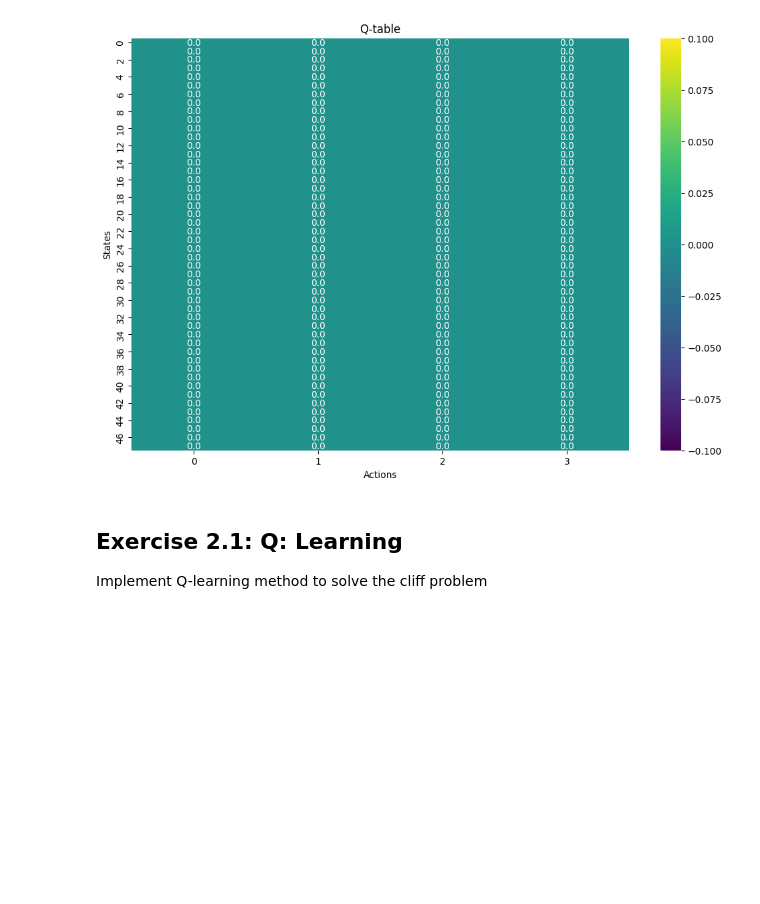
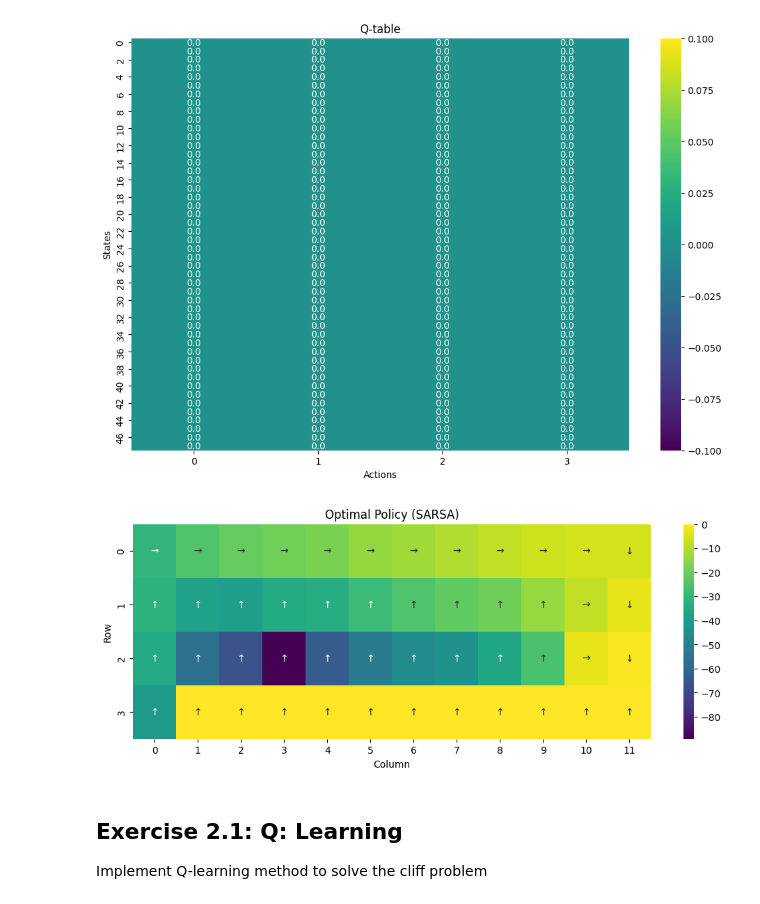
Before and after one commit to dingyida/reinforce-learning, a Jupyter notebook: lab3_TD_Learning.ipynb, the cells around one changed output. Drawn from its saved outputs; the diff is of its cells as text; code cells hidden in the pictures; blank space fills up the shorter version.

```diff
--- a/lab3_TD_Learning.ipynb
+++ b/lab3_TD_Learning.ipynb
@@ -88,27 +88,65 @@ plot_Q(Q)
 # %% [output]
 [figure]
 # %%
+
+# ---- ADDED: small helper for ε-greedy ----
+def epsilon_greedy(q_row, epsilon):
+    if np.random.rand() < epsilon:
+        return np.random.randint(len(q_row))
+    return int(np.argmax(q_row))
+
+# ---- ADDED: tiny SARSA training loop (on-policy TD control) ----
+epsilon_start, epsilon_end = 1.0, 0.05
+for ep in range(n_episodes):
+    # linear ε decay
+    epsilon = epsilon_end + (epsilon_start - epsilon_end) * (1 - ep / max(1, n_episodes - 1))
+    s, _ = env.reset()
+    a = epsilon_greedy(Q[s], epsilon)
+
+    for _ in range(max_steps):
+        s_next, r, terminated, truncated, _ = env.step(a)
+        done = terminated or truncated
+
+        # choose next action on-policy (SARSA)
+        a_next = epsilon_greedy(Q[s_next], epsilon) if not done else 0
+
+        # SARSA update (target = r + γ Q[s',a'])
+        td_target = r + (0 if done else discount_factor * Q[s_next, a_next])
+        Q[s, a] += learning_rate * (td_target - Q[s, a])
+
+        s, a = s_next, a_next
+        if done:
+            break
+
+
+
+
+
+
+
 def plot_policy(Q, title="SARSA"):
   # Reshape Q table to a 4x12 grid
   Q_grid = Q.reshape((4, 12, n_actions))
 
   # Get the optimal action for each state and its corresponding Q-value
   optimal_action = np.argmax(Q_grid, axis=2)
   optimal_policy_Q = np.max(Q_grid, axis=2)
 
 
   # Define arrow mapping based on action space (0: up, 1: right, 2: down, 3: left)
   action_arrows = {0: "↑", 1: "→", 2: "↓", 3: "←"}
   optimal_policy_arrows = np.vectorize(action_arrows.get)(optimal_action)
 
 
   plt.figure(figsize=(12, 4))
   sns.heatmap(optimal_policy_Q, annot=optimal_policy_arrows, fmt="", cmap="viridis", cbar=True) # Add color bar back
   plt.xlabel("Column")
   plt.ylabel("Row")
   plt.title("Optimal Policy (SARSA)")
   plt.show()
 plot_policy(Q)
+# %% [output]
+[figure, added]
 # %% [markdown]
 ## Exercise 2.1: Q: Learning
 Implement Q-learning method to solve the cliff problem
```
Also changed, not shown: parts of 6 cells of this notebook.
